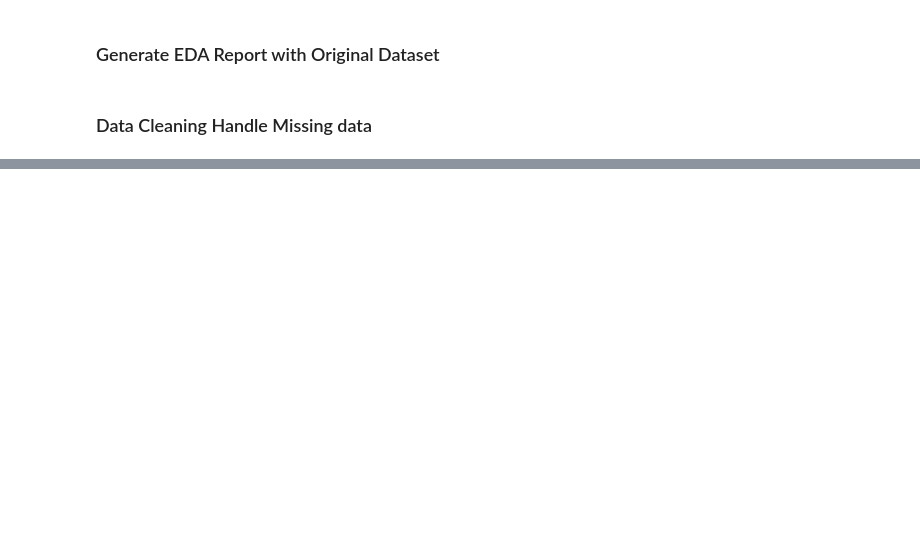
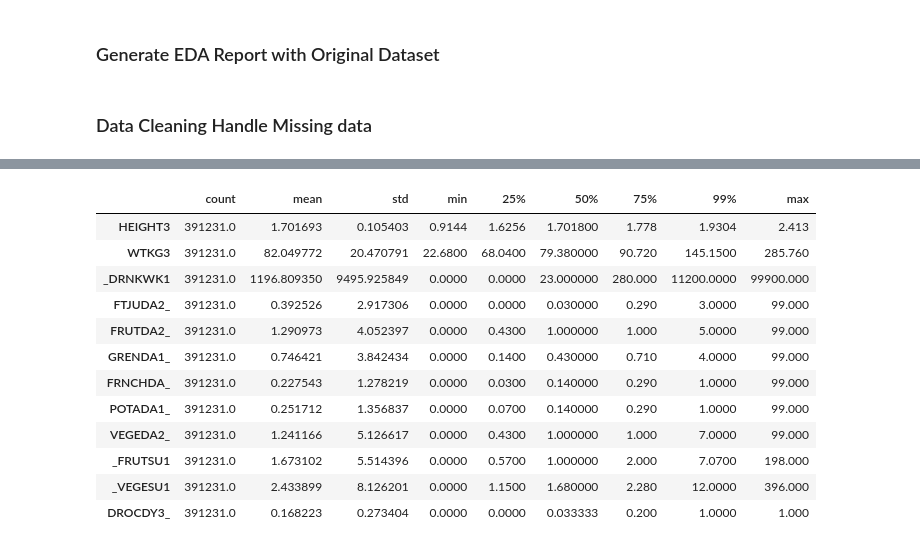
Before and after one commit to OBINNADINNEYA/BRFSS_BIGDATA_PROJECT, a Jupyter notebook: Data_Cleaning_2019_2021.ipynb, the cells around one changed output, grey strips where cells are left out. Drawn from its saved outputs; the diff is of its cells as text; code cells hidden in the pictures; blank space fills up the shorter version.

```diff
--- a/Data_Cleaning_2019_2021.ipynb
+++ b/Data_Cleaning_2019_2021.ipynb
@@ -503,0 +479,16 @@ num_cols = processed_features_df.select_dtypes(include='float').columns
+# %%
+processed_features_df.describe([0.25,0.50,0.75,0.99]).T
+# %% [output]
+|  | count | mean | std | min | 25% | 50% | 75% | 99% | max |
+| HEIGHT3 | 391231.0 | 1.701693 | 0.105403 | 0.9144 | 1.6256 | 1.701800 | 1.778 | 1.9304 | 2.413 |
+| WTKG3 | 391231.0 | 82.049772 | 20.470791 | 22.6800 | 68.0400 | 79.380000 | 90.720 | 145.1500 | 285.760 |
+| _DRNKWK1 | 391231.0 | 1196.809350 | 9495.925849 | 0.0000 | 0.0000 | 23.000000 | 280.000 | 11200.0000 | 99900.000 |
+| FTJUDA2_ | 391231.0 | 0.392526 | 2.917306 | 0.0000 | 0.0000 | 0.030000 | 0.290 | 3.0000 | 99.000 |
+| FRUTDA2_ | 391231.0 | 1.290973 | 4.052397 | 0.0000 | 0.4300 | 1.000000 | 1.000 | 5.0000 | 99.000 |
+| GRENDA1_ | 391231.0 | 0.746421 | 3.842434 | 0.0000 | 0.1400 | 0.430000 | 0.710 | 4.0000 | 99.000 |
+| FRNCHDA_ | 391231.0 | 0.227543 | 1.278219 | 0.0000 | 0.0300 | 0.140000 | 0.290 | 1.0000 | 99.000 |
+| POTADA1_ | 391231.0 | 0.251712 | 1.356837 | 0.0000 | 0.0700 | 0.140000 | 0.290 | 1.0000 | 99.000 |
+| VEGEDA2_ | 391231.0 | 1.241166 | 5.126617 | 0.0000 | 0.4300 | 1.000000 | 1.000 | 7.0000 | 99.000 |
+| _FRUTSU1 | 391231.0 | 1.673102 | 5.514396 | 0.0000 | 0.5700 | 1.000000 | 2.000 | 7.0700 | 198.000 |
+| _VEGESU1 | 391231.0 | 2.433899 | 8.126201 | 0.0000 | 1.1500 | 1.680000 | 2.280 | 12.0000 | 396.000 |
+| DROCDY3_ | 391231.0 | 0.168223 | 0.273404 | 0.0000 | 0.0000 | 0.033333 | 0.200 | 1.0000 | 1.000 |
```
Also changed, not shown: parts of 35 cells of this notebook, 5 other files.
